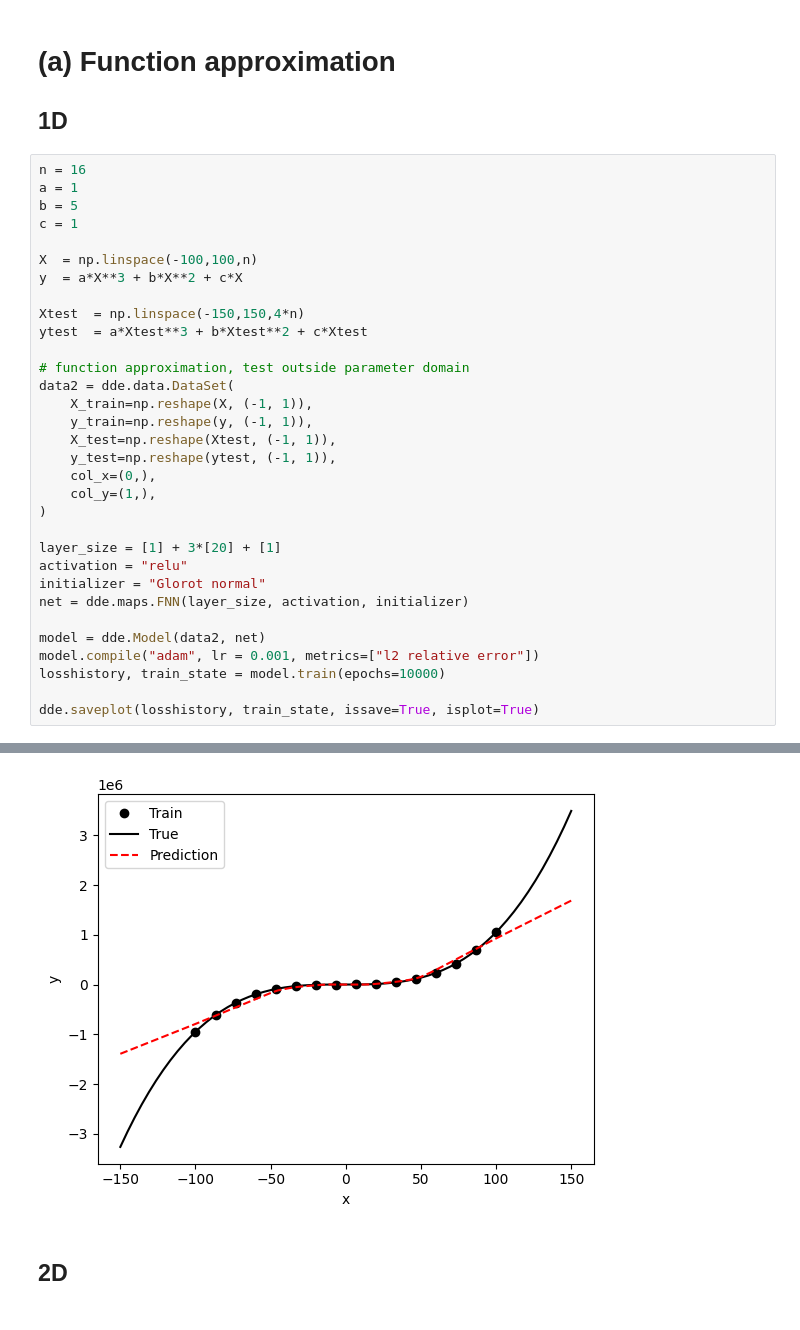
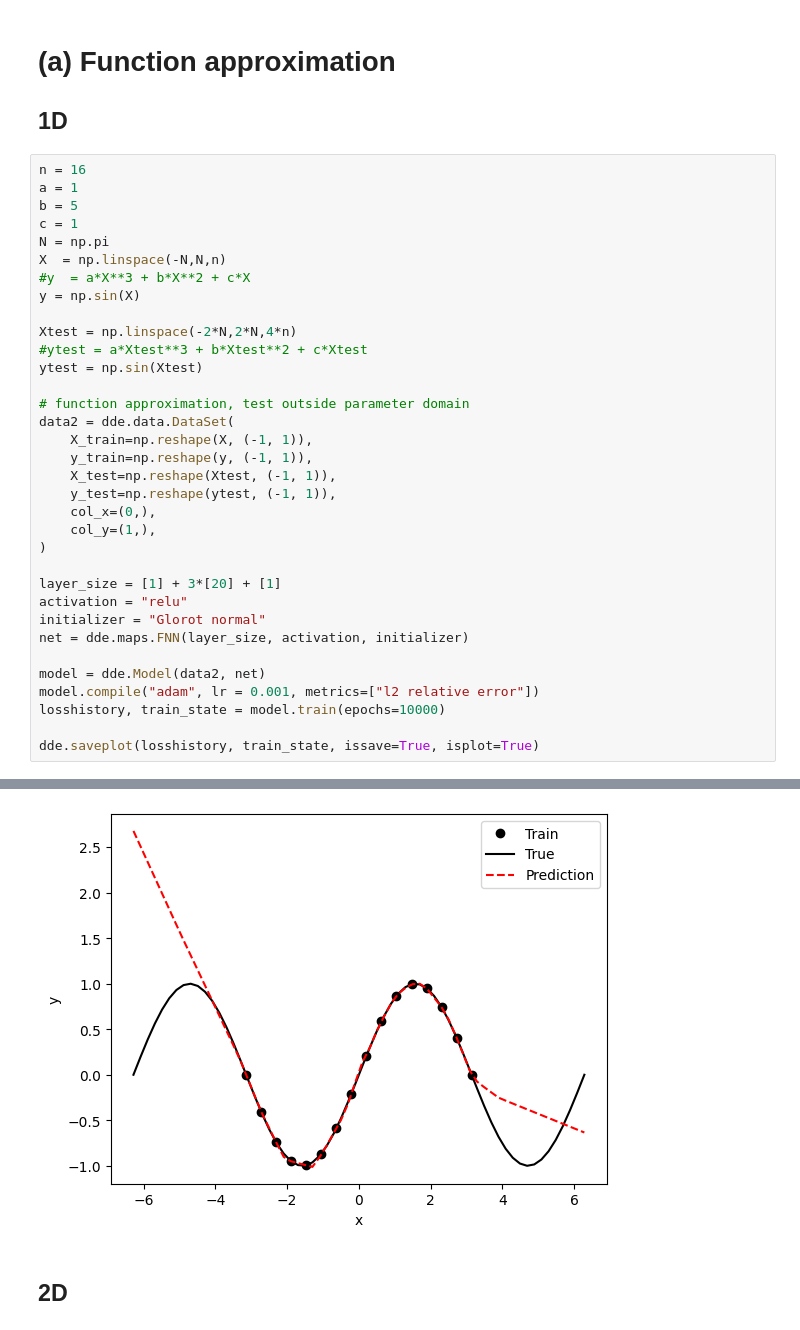
Before and after one commit to LuigiElo/DL-PINNs, a Jupyter notebook: mainJacob.ipynb, the cells around one changed output, grey strips where cells are left out. Saved outputs shown, nothing was run; the diff lists cells and outputs as text.

```diff
--- a/mainJacob.ipynb
+++ b/mainJacob.ipynb
@@ -76,12 +76,14 @@ n = 16
 a = 1
 b = 5
 c = 1
+N = np.pi
+X  = np.linspace(-N,N,n)
+#y  = a*X**3 + b*X**2 + c*X
+y = np.sin(X)
 
-X  = np.linspace(-100,100,n)
-y  = a*X**3 + b*X**2 + c*X
-
-Xtest  = np.linspace(-150,150,4*n)
-ytest  = a*Xtest**3 + b*Xtest**2 + c*Xtest
+Xtest = np.linspace(-2*N,2*N,4*n)
+#ytest = a*Xtest**3 + b*Xtest**2 + c*Xtest
+ytest = np.sin(Xtest)
 
 # function approximation, test outside parameter domain
 data2 = dde.data.DataSet(
@@ -128,3 +129,3 @@ Saving test data to /content/test.dat ...
-[figure, old version]
+[figure, new version]
 # %% [markdown]
 ## 2D
```
Also changed, not shown: parts of 5 cells of this notebook.
